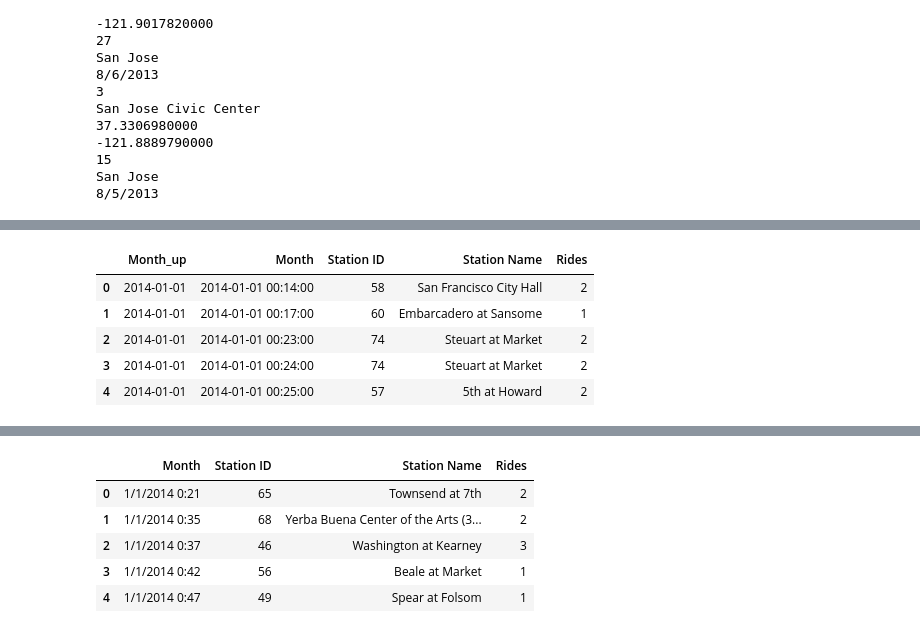
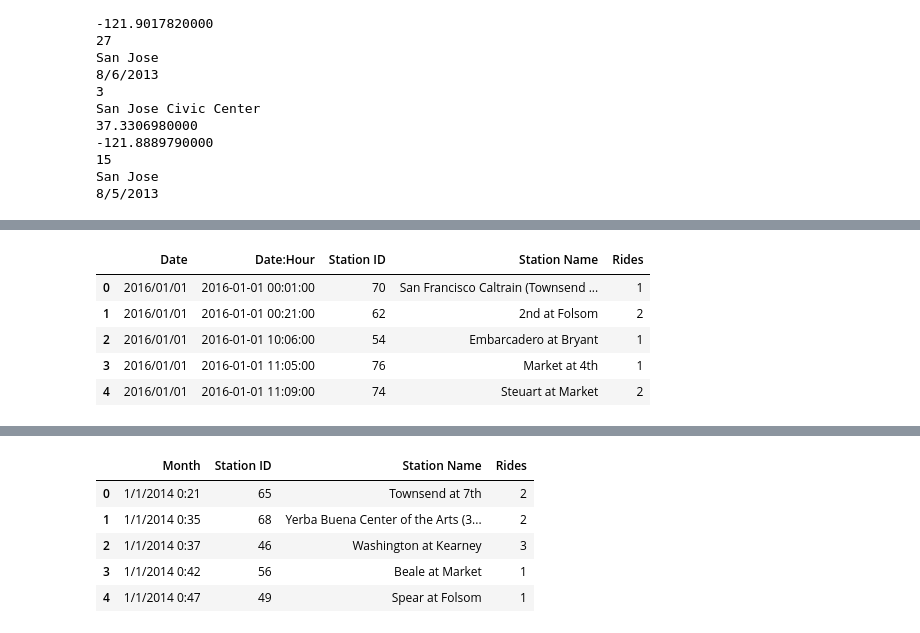
Before and after one commit to irakliintskirveli/Final_Project, a Jupyter notebook: bike_sharE_data.ipynb, the cells around one changed output, grey strips where cells are left out. Saved outputs shown, nothing was run; the diff lists cells and outputs as text; code cells hidden in the pictures.

```diff
--- a/bike_sharE_data.ipynb
+++ b/bike_sharE_data.ipynb
@@ -171,16 +330,18 @@ Name: Month, Length: 615575, dtype: datetime64[ns]
-# %%
-
-datadf["Month"] = pd.to_datetime(datadf["Month"])
-# %%
-datadf['Month_up'] = datadf['Month'].dt.date
+# %%
+from pandas.tseries.offsets import MonthEnd
+#converting data to datetime
+datadf['Date:Hour'] = pd.to_datetime(datadf["Date:Hour"])
+# %%
+#grouping date to day from hour of day
+datadf['Date'] = datadf['Date:Hour'].dt.strftime('%Y/%m/%d')
 # %%
-datadf = datadf[['Month_up','Month','Station ID','Station Name','Rides']]
+datadf = datadf[['Date','Date:Hour','Station ID','Station Name','Rides']]
 datadf.head()
 # %% [output]
-|  | Month_up | Month | Station ID | Station Name | Rides |
-| 0 | 2014-01-01 | 2014-01-01 00:14:00 | 58 | San Francisco City Hall | 2 |
-| 1 | 2014-01-01 | 2014-01-01 00:17:00 | 60 | Embarcadero at Sansome | 1 |
-| 2 | 2014-01-01 | 2014-01-01 00:23:00 | 74 | Steuart at Market | 2 |
-| 3 | 2014-01-01 | 2014-01-01 00:24:00 | 74 | Steuart at Market | 2 |
-| 4 | 2014-01-01 | 2014-01-01 00:25:00 | 57 | 5th at Howard | 2 |
+|  | Date | Date:Hour | Station ID | Station Name | Rides |
+| 0 | 2016/01/01 | 2016-01-01 00:01:00 | 70 | San Francisco Caltrain (Townsend ... | 1 |
+| 1 | 2016/01/01 | 2016-01-01 00:21:00 | 62 | 2nd at Folsom | 2 |
+| 2 | 2016/01/01 | 2016-01-01 10:06:00 | 54 | Embarcadero at Bryant | 1 |
+| 3 | 2016/01/01 | 2016-01-01 11:05:00 | 76 | Market at 4th | 1 |
+| 4 | 2016/01/01 | 2016-01-01 11:09:00 | 74 | Steuart at Market | 2 |
 # %%
```
Also changed, not shown: parts of 27 cells of this notebook.
